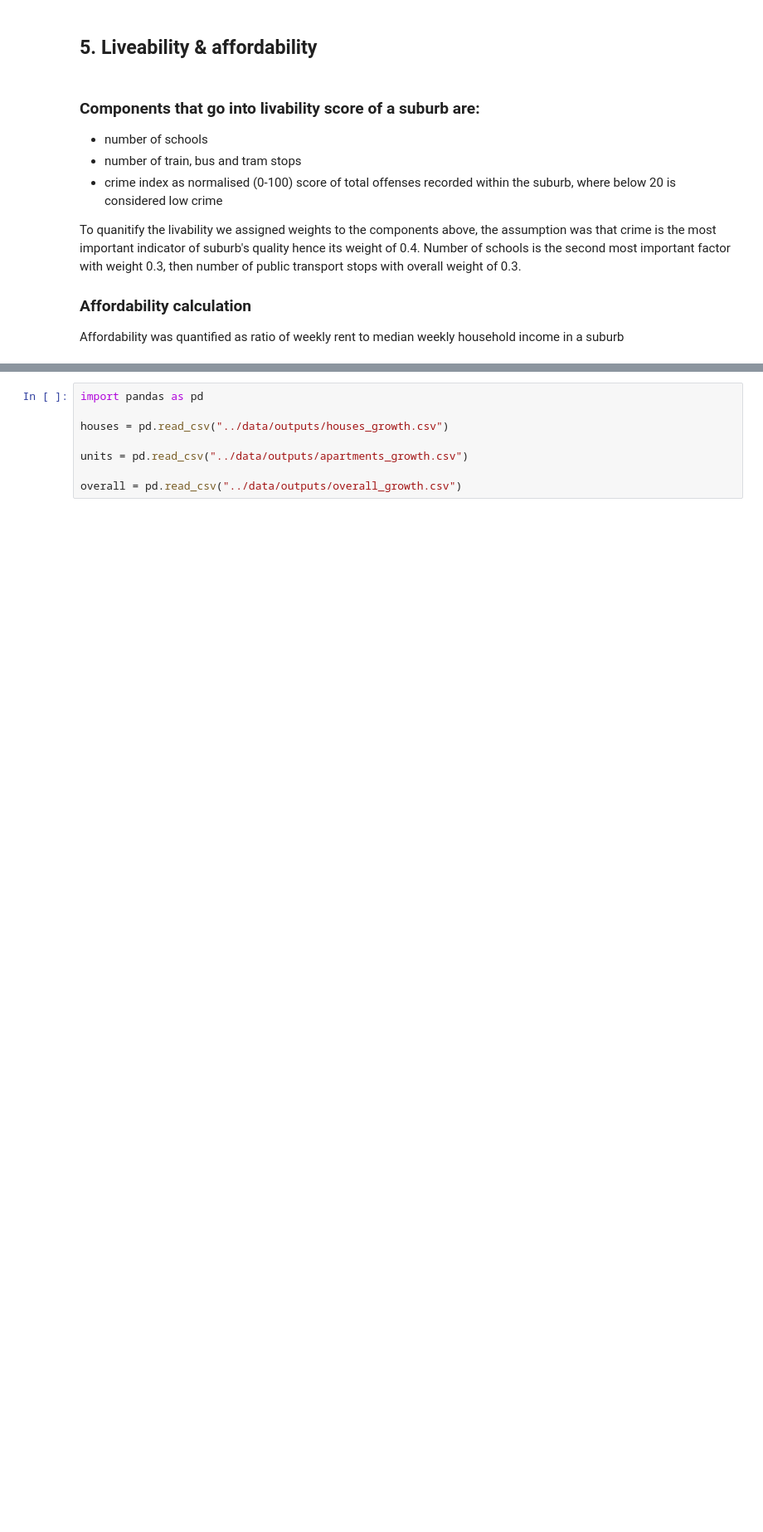
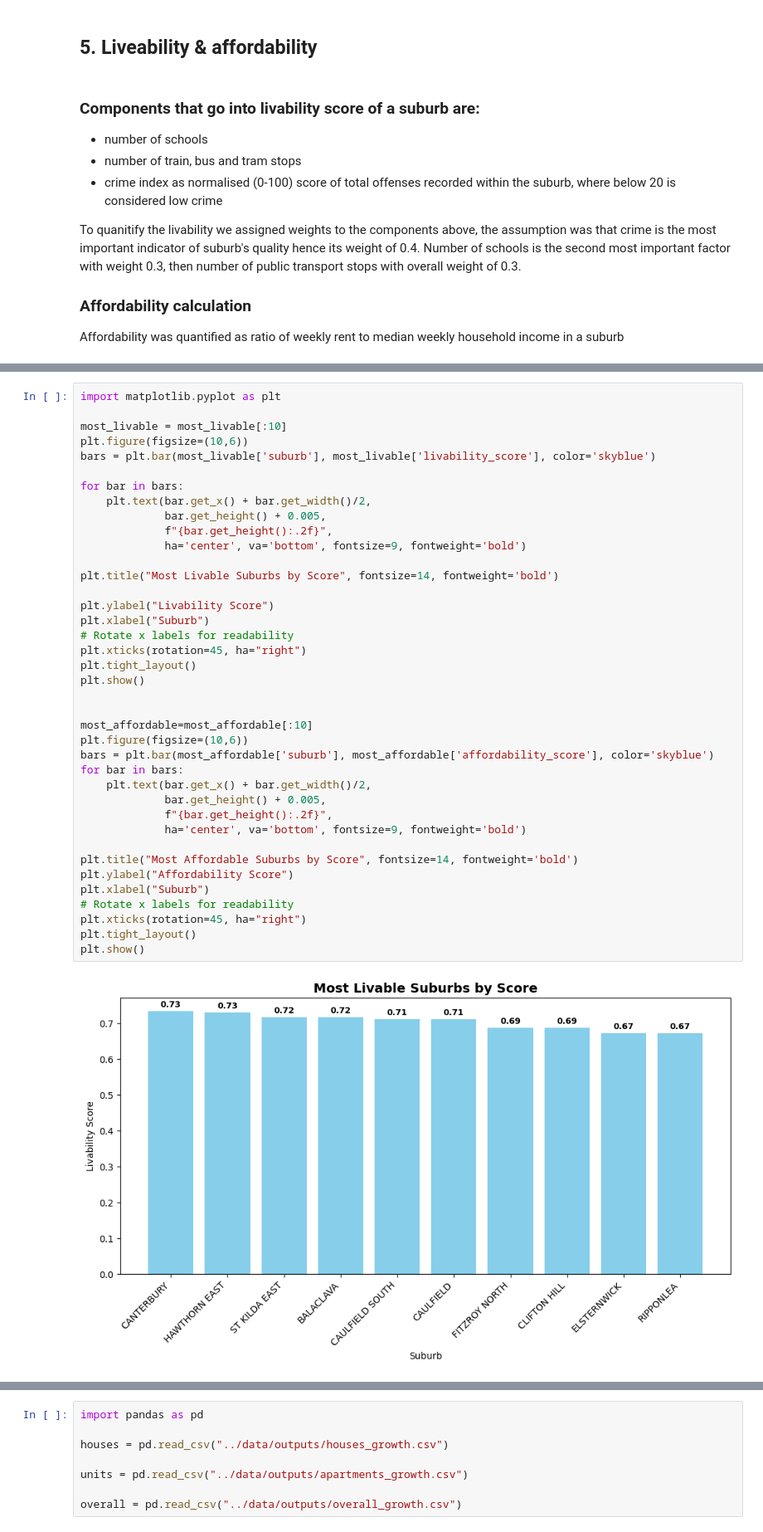
Before and after one commit to bicicow03/Group-Project-Real-Estate-Industry-Analysis, a Jupyter notebook: notebooks/summary_notebook.ipynb, the cells around one changed output, grey strips where cells are left out. Shown at 83% size. Saved outputs shown, nothing was run; the diff lists cells and outputs as text; blank space fills up the shorter version.

```diff
--- a/notebooks/summary_notebook.ipynb
+++ b/notebooks/summary_notebook.ipynb
@@ -396,0 +265,41 @@ ModuleNotFoundError: No module named 'folium'
+# %%
+import matplotlib.pyplot as plt
+
+most_livable = most_livable[:10]
+plt.figure(figsize=(10,6))
+bars = plt.bar(most_livable['suburb'], most_livable['livability_score'], color='skyblue')
+
+for bar in bars:
+    plt.text(bar.get_x() + bar.get_width()/2,
+             bar.get_height() + 0.005,
+             f"{bar.get_height():.2f}",
+             ha='center', va='bottom', fontsize=9, fontweight='bold')
+
+plt.title("Most Livable Suburbs by Score", fontsize=14, fontweight='bold')
+
+plt.ylabel("Livability Score")
+plt.xlabel("Suburb")
+# Rotate x labels for readability
+plt.xticks(rotation=45, ha="right")
+plt.tight_layout()
+plt.show()
+
+
+most_affordable=most_affordable[:10]
+plt.figure(figsize=(10,6))
+bars = plt.bar(most_affordable['suburb'], most_affordable['affordability_score'], color='skyblue')
+for bar in bars:
+    plt.text(bar.get_x() + bar.get_width()/2,
+             bar.get_height() + 0.005,
+             f"{bar.get_height():.2f}",
+             ha='center', va='bottom', fontsize=9, fontweight='bold')
+
+plt.title("Most Affordable Suburbs by Score", fontsize=14, fontweight='bold')
+plt.ylabel("Affordability Score")
+plt.xlabel("Suburb")
+# Rotate x labels for readability
+plt.xticks(rotation=45, ha="right")
+plt.tight_layout()
+plt.show()
+# %% [output]
+[figure, added]
```
Also changed, not shown: parts of 7 cells of this notebook, 1 other file.
